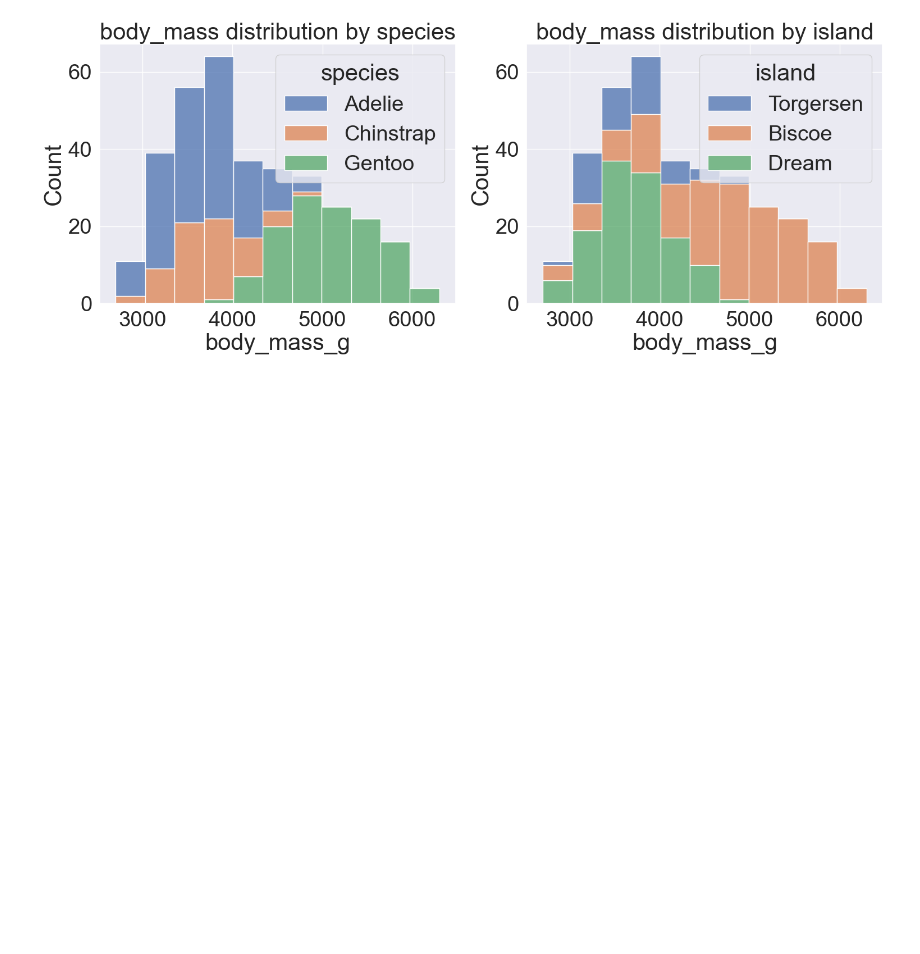
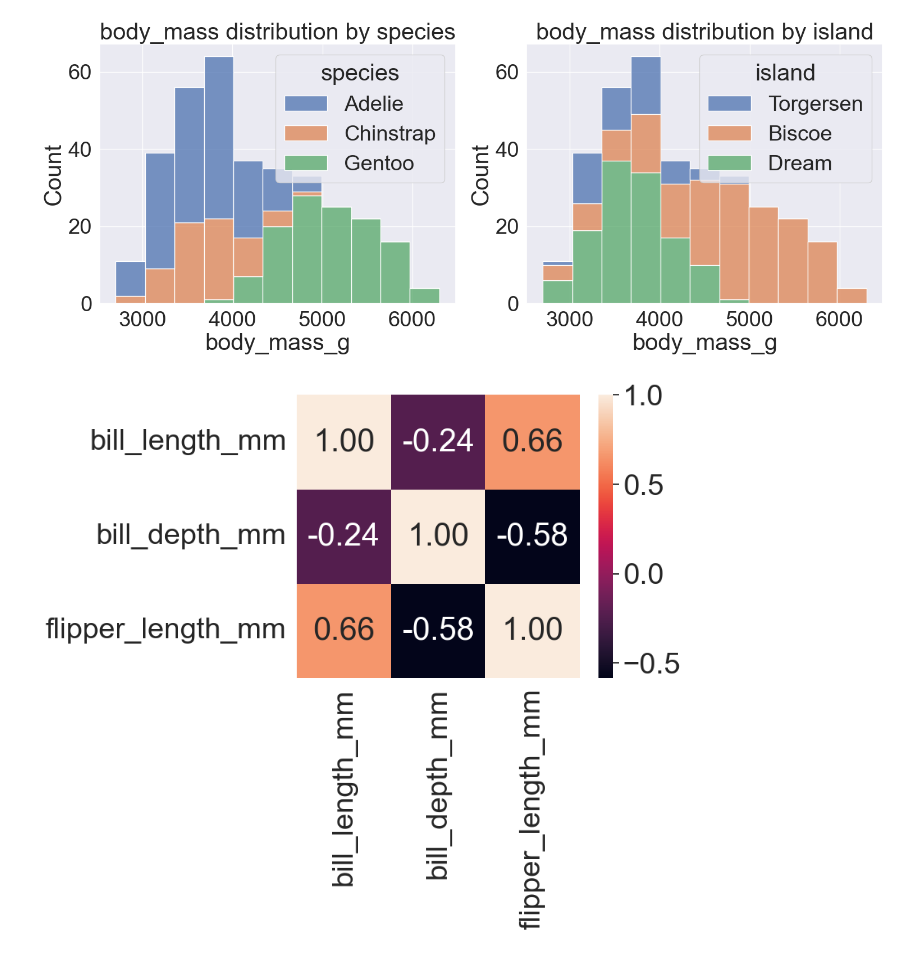
Before and after one commit to JW-Namsta/Kaggle_Study, a Jupyter notebook: Penguin/penguin_1.ipynb, the cells around one changed output. Drawn from its saved outputs; the diff is of its cells as text; code cells hidden in the pictures; blank space fills up the shorter version.

```diff
--- a/Penguin/penguin_1.ipynb
+++ b/Penguin/penguin_1.ipynb
@@ -97,3 +97,8 @@ ax[1].set_title('body_mass distribution by island')
 plt.show()
 # %% [output]
 [figure]
+# %%
+sns.heatmap(data=df[['bill_length_mm','bill_depth_mm','flipper_length_mm']].corr(), annot=True, fmt='.2f', square=True)
+plt.show()
+# %% [output]
+[figure, added]
```
Also changed, not shown: parts of 1 cell of this notebook.
